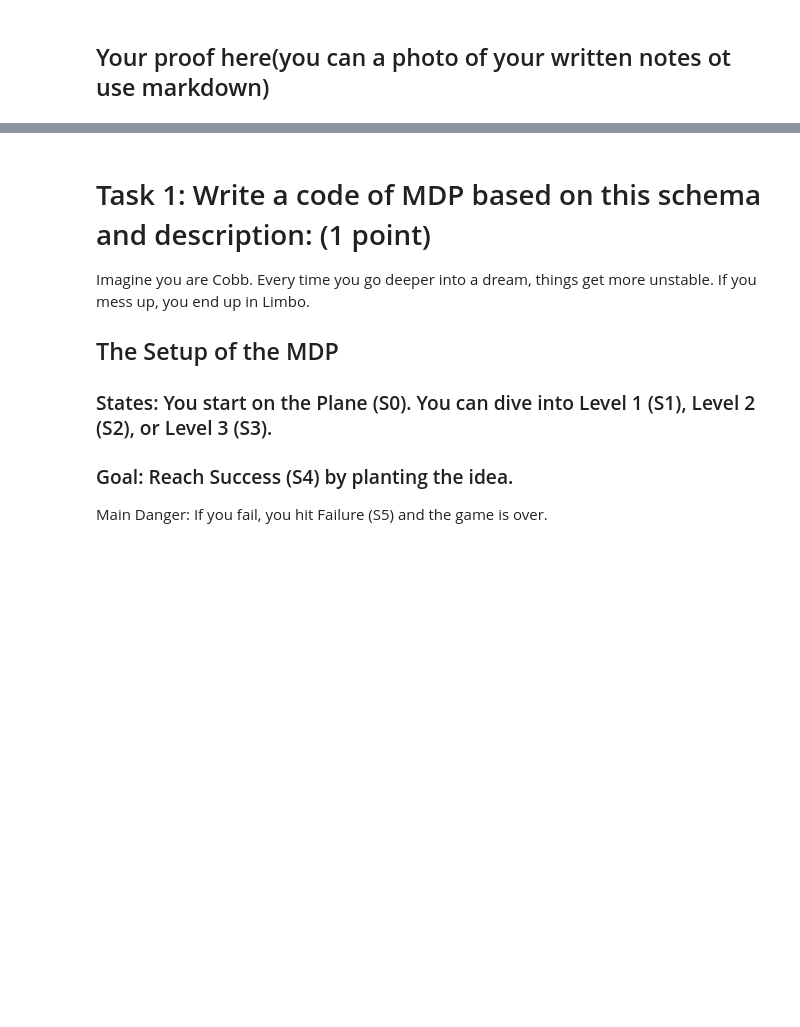
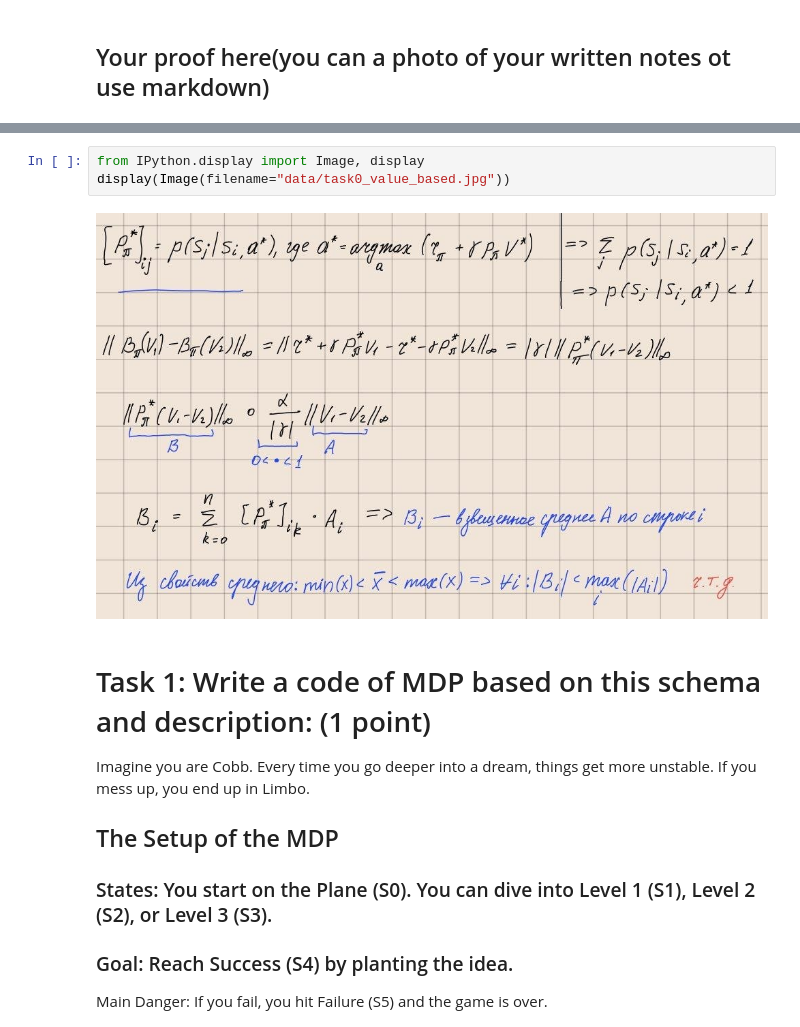
Before and after one commit to timka-byzov/HSE-MTS-RL-2026, a Jupyter notebook: HW/hw-1-mdp-value-policy-iteration.ipynb, the cells around one changed output, grey strips where cells are left out. Cells and saved outputs as stored; diff of their text form; blank space fills up the shorter version.

```diff
--- a/HW/hw-1-mdp-value-policy-iteration.ipynb
+++ b/HW/hw-1-mdp-value-policy-iteration.ipynb
@@ -64,3 +62,8 @@ $$
+# %%
+from IPython.display import Image, display
+display(Image(filename="data/task0_value_based.jpg"))
+# %% [output]
+[figure, added]
 # %% [markdown]
 # Task 1: Write a code of MDP based on this schema and description: (1 point)
 Imagine you are Cobb.  Every time you go deeper into a dream, things get more unstable. If you mess up, you end up in Limbo.
```
Also changed, not shown: parts of 34 cells of this notebook.
